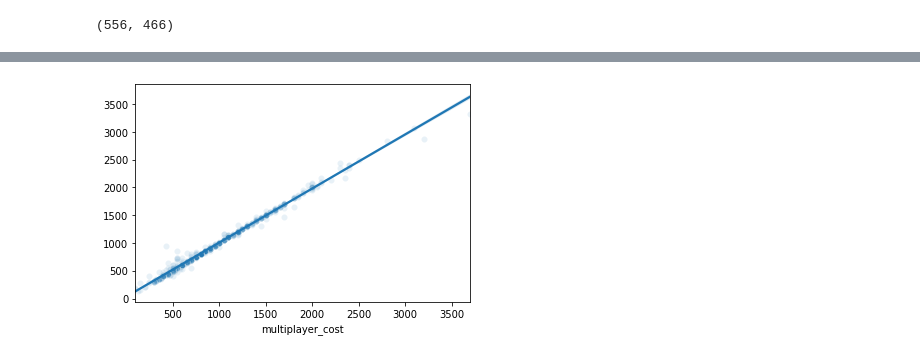
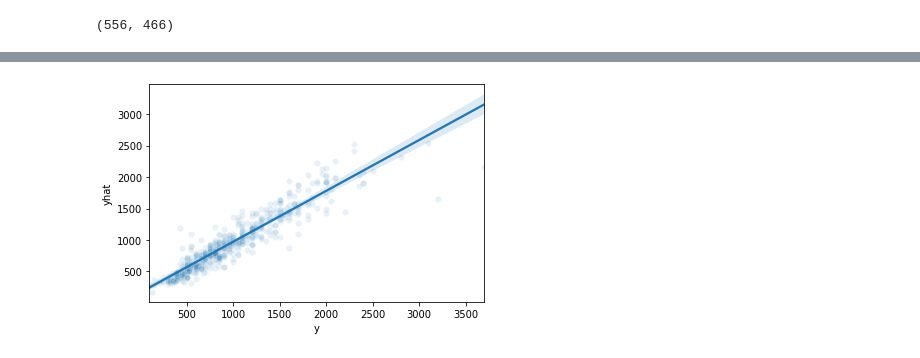
Before and after one commit to PiotrekGa/tww_stats, a Jupyter notebook: notebooks/01_choose_variables.ipynb, the cells around one changed output, grey strips where cells are left out. Drawn from its saved outputs; the diff is of its cells as text; code cells hidden in the pictures.

```diff
--- a/notebooks/01_choose_variables.ipynb
+++ b/notebooks/01_choose_variables.ipynb
@@ -121,2 +143,0 @@ Pipeline(steps=[('featureunion',
-# %%
-model.fit(x, y)
@@ -317,2 +198,0 @@ Pipeline(steps=[('selector',
-# %%
-model.fit(x, y)
@@ -329,2 +199,26 @@ Pipeline(steps=[('selector',
-# %%
-yhat = model.predict(x)
+# %%
+cv = KFold(n_splits=8)
+
+ys = []
+yhats = []
+xs = []
+for train_index, test_index in cv.split(x):
+    x_train, x_test = x.iloc[train_index, :], x.iloc[test_index, :]
+    y_train, y_test = y.iloc[train_index], y.iloc[test_index]
+    model.fit(x_train, y_train)
+    yhat = model.predict(x_test)
+    ys.append(y_test.values)
+    yhats.append(yhat)
+    xs.append(x_test.name.values)
+    print(np.median(np.abs((yhat - y_test.values))), np.median(np.abs((np.exp(yhat) - np.exp(y_test.values)))))
+
+ys = np.concatenate(ys)
+yhats = np.concatenate(yhats)
+xs = pd.DataFrame(np.concatenate(xs), columns=['name'])
+
+xs['yhat'] = np.exp(yhats).reshape(-1, 1)
+xs['y'] = np.exp(ys).reshape(-1, 1)
+xs['res'] =  xs.yhat - xs.y
+xs['res_perc'] = xs.yhat / xs.y - 1
+
+xs.sort_values(by='res_perc', ascending=False, inplace=True)
@@ -331,5 +234,5 @@ yhat = model.predict(x)
 # %%
-sns.regplot(y.apply(np.exp), np.exp(yhat), scatter=False)
-sns.scatterplot(y.apply(np.exp), np.exp(yhat), alpha=0.1);
+sns.regplot(xs.y, xs.yhat, scatter=False)
+sns.scatterplot(xs.y, xs.yhat, alpha=0.1);
 # %% [output]
-[figure, old version]
+[figure, new version]
```
Also changed, not shown: parts of 37 cells of this notebook, 3 other files.
